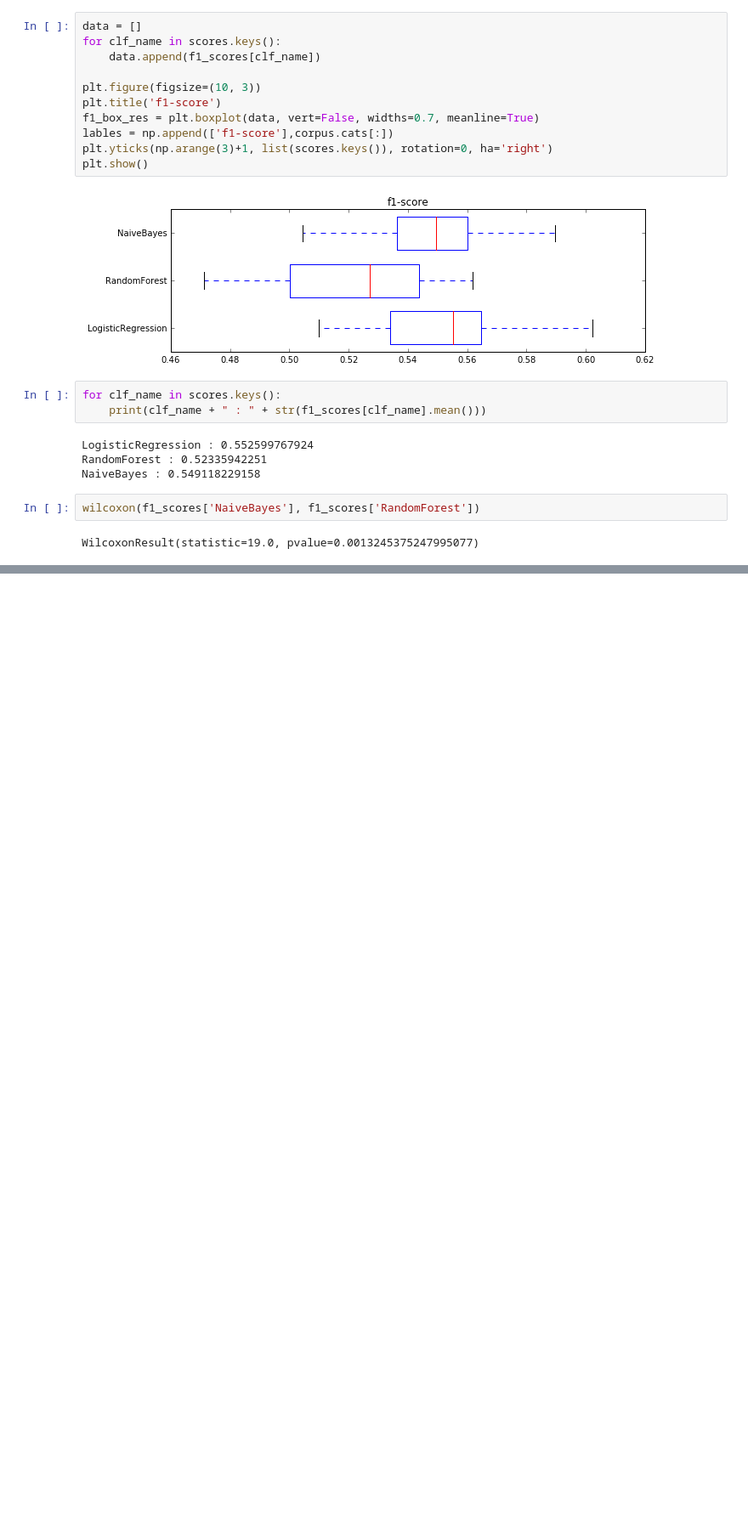
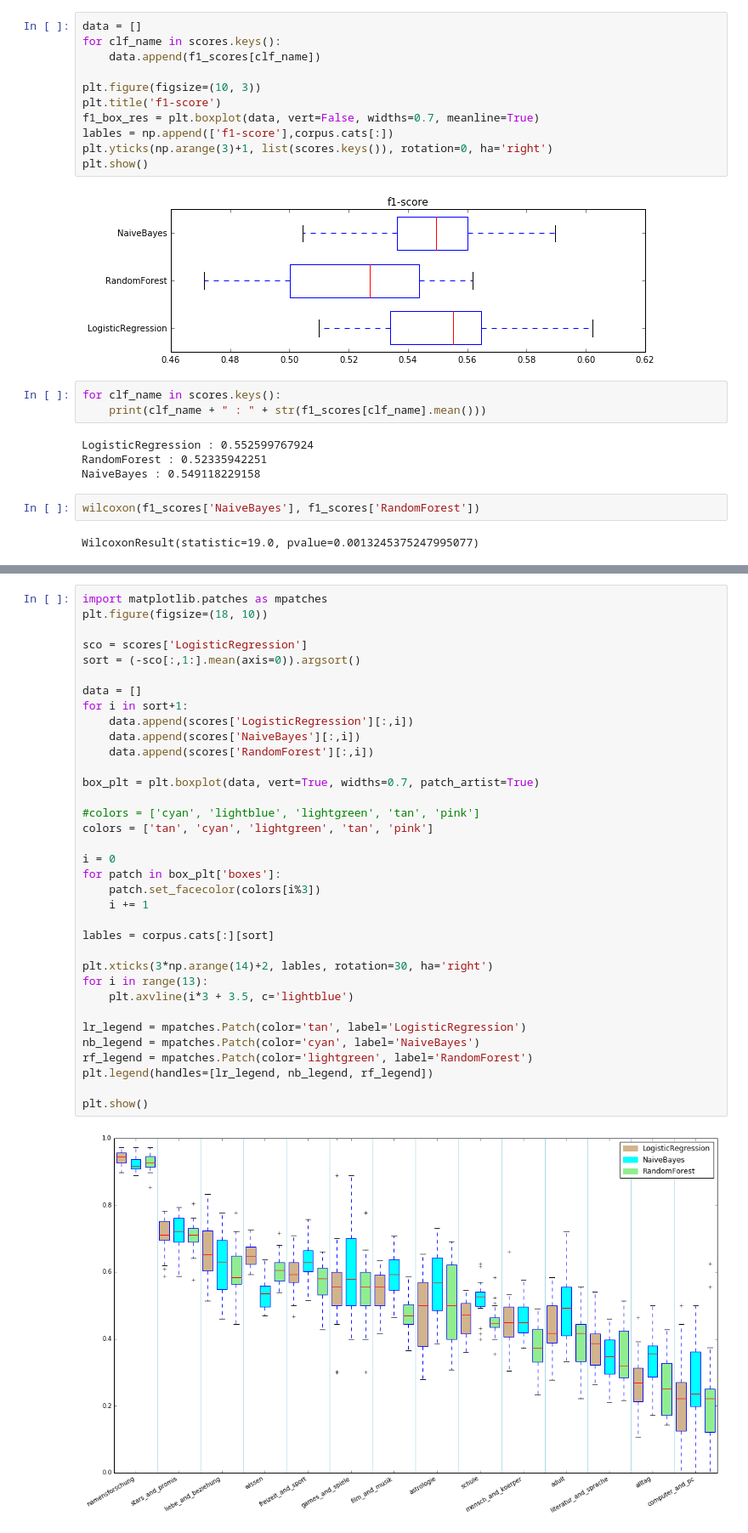
Before and after one commit to hagerpa/ml_project, a Jupyter notebook: cross_validation.ipynb, the cells around one changed output, grey strips where cells are left out. Shown: that part at 85% size. Drawn from its saved outputs; the diff is of its cells as text; blank space fills up the shorter version.

```diff
--- a/cross_validation.ipynb
+++ b/cross_validation.ipynb
@@ -497,0 +498,37 @@ plt.show()
+# %%
+import matplotlib.patches as mpatches
+plt.figure(figsize=(18, 10))
+
+sco = scores['LogisticRegression']
+sort = (-sco[:,1:].mean(axis=0)).argsort()
+
+data = []
+for i in sort+1:
+    data.append(scores['LogisticRegression'][:,i])
+    data.append(scores['NaiveBayes'][:,i])
+    data.append(scores['RandomForest'][:,i])
+
+box_plt = plt.boxplot(data, vert=True, widths=0.7, patch_artist=True)
+
+#colors = ['cyan', 'lightblue', 'lightgreen', 'tan', 'pink']
+colors = ['tan', 'cyan', 'lightgreen', 'tan', 'pink']
+
+i = 0
+for patch in box_plt['boxes']:
+    patch.set_facecolor(colors[i%3])
+    i += 1
+
+lables = corpus.cats[:][sort]
+
+plt.xticks(3*np.arange(14)+2, lables, rotation=30, ha='right')
+for i in range(13):
+    plt.axvline(i*3 + 3.5, c='lightblue')
+
+lr_legend = mpatches.Patch(color='tan', label='LogisticRegression')
+nb_legend = mpatches.Patch(color='cyan', label='NaiveBayes')
+rf_legend = mpatches.Patch(color='lightgreen', label='RandomForest')
+plt.legend(handles=[lr_legend, nb_legend, rf_legend])
+
+plt.show()
+# %% [output]
+[figure, added]
```
Also changed, not shown: parts of 2 cells of this notebook, 5 other files.
